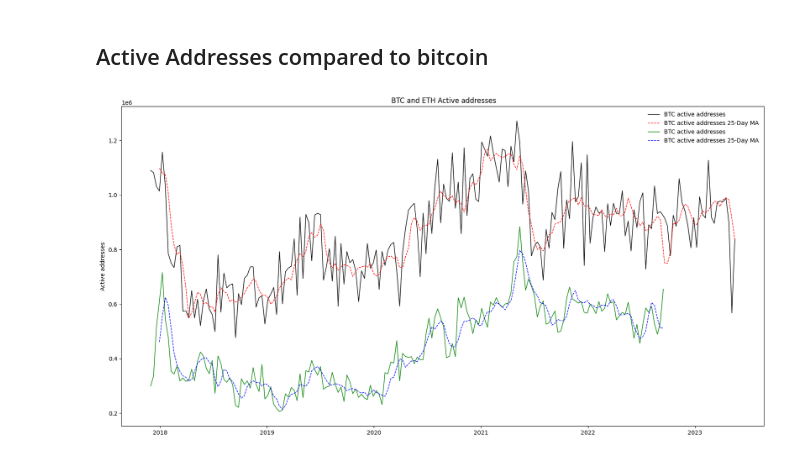
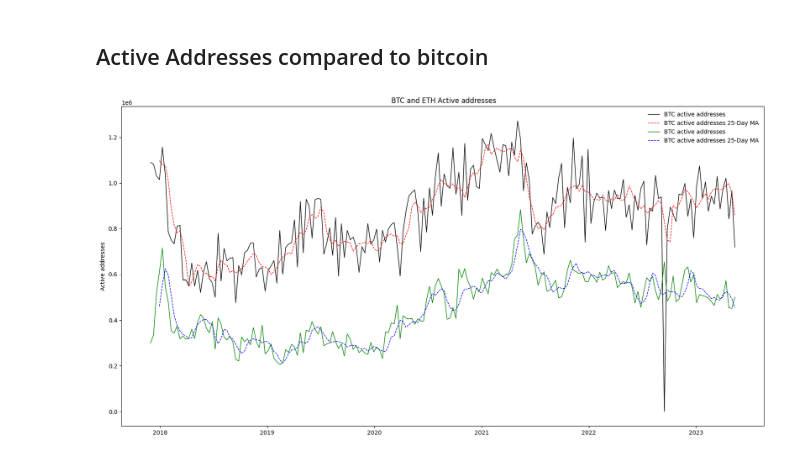
Before and after one commit to veiganlime/data-analytics, a Jupyter notebook: on-chain.ipynb, the cells around one changed output. Drawn from its saved outputs; the diff is of its cells as text; code cells hidden in the pictures.

```diff
--- a/on-chain.ipynb
+++ b/on-chain.ipynb
@@ -250,20 +250,20 @@ plt.show();
 # %%
 fig, ax1 = plt.subplots(figsize=(20, 10))
 
 rolling_window = 25
 
 active_addresses_ma_btc = onchain_btc_df['active_addresses'].rolling(window=rolling_window).mean()
-sns.lineplot(data=onchain_info_btc_df[-1*data_limit::10], x='date', y='active_addresses', linewidth=1.0, color='black', ax=ax1, label=f'{btc} active addresses')
-sns.lineplot(data=onchain_info_btc_df[-1*data_limit::10], x='date', y=active_addresses_ma_btc, linewidth=1.0, color='red', linestyle='--', ax=ax1, label=f'{btc} active addresses {rolling_window}-Day MA')
+sns.lineplot(data=onchain_btc_df[-1*data_limit::10], x='date', y='active_addresses', linewidth=1.0, color='black', ax=ax1, label=f'{btc} active addresses')
+sns.lineplot(data=onchain_btc_df[-1*data_limit::10], x='date', y=active_addresses_ma_btc, linewidth=1.0, color='red', linestyle='--', ax=ax1, label=f'{btc} active addresses {rolling_window}-Day MA')
 
 active_addresses_ma_eth = onchain_eth_df['active_addresses'].rolling(window=rolling_window).mean()
-sns.lineplot(data=onchain_info_eth_df[-1*data_limit::10], x='date', y='active_addresses', linewidth=1.0, color='green', ax=ax1, label=f'{btc} active addresses')
-sns.lineplot(data=onchain_info_eth_df[-1*data_limit::10], x='date', y=active_addresses_ma_eth, linewidth=1.0, color='blue', linestyle='--', ax=ax1, label=f'{btc} active addresses {rolling_window}-Day MA')
+sns.lineplot(data=onchain_eth_df[-1*data_limit::10], x='date', y='active_addresses', linewidth=1.0, color='green', ax=ax1, label=f'{btc} active addresses')
+sns.lineplot(data=onchain_eth_df[-1*data_limit::10], x='date', y=active_addresses_ma_eth, linewidth=1.0, color='blue', linestyle='--', ax=ax1, label=f'{btc} active addresses {rolling_window}-Day MA')
 
 ax1.set(xlabel=None)
 ax1.set(ylabel='Active addresses')
 plt.title(f' {btc} and {eth} Active addresses')
 plt.legend(framealpha=0)
 plt.show()
 # %% [output]
-[figure, old version]
+[figure, new version]
```
Also changed, not shown: parts of 5 cells of this notebook, 1 other file.
